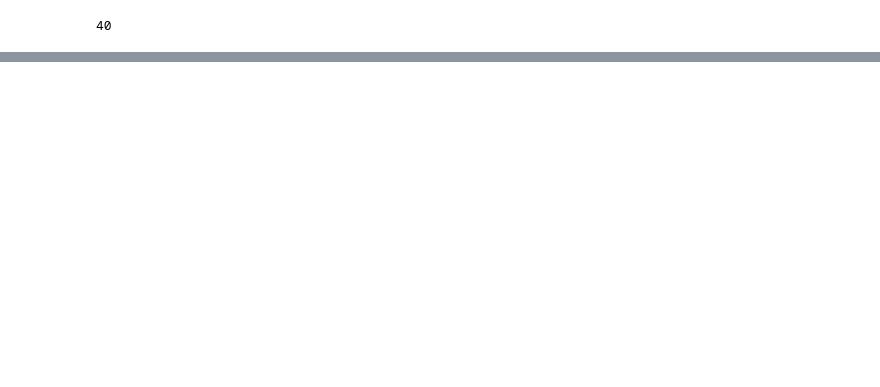
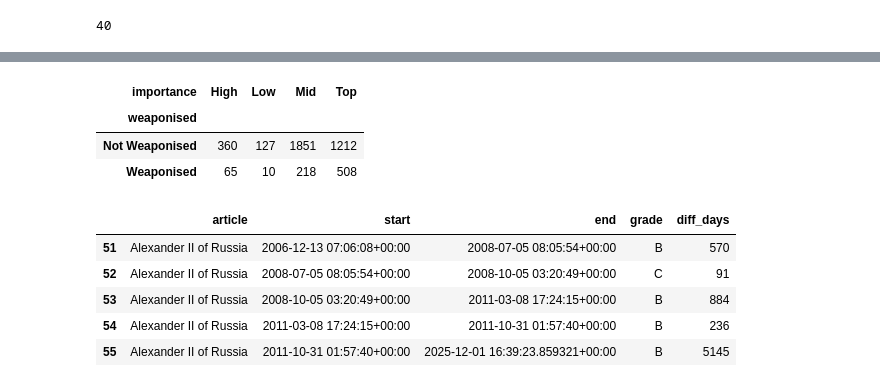
Before and after one commit to dh-epfl-students/dhlab-cultural-weaponisation-ukraine-benchmark, a Jupyter notebook: notebooks/Policy Analysis/grade_analysis.ipynb, the cells around one changed output, grey strips where cells are left out. Drawn from its saved outputs; the diff is of its cells as text; code cells hidden in the pictures; blank space fills up the shorter version.

```diff
--- a/notebooks/Policy Analysis/grade_analysis.ipynb
+++ b/notebooks/Policy Analysis/grade_analysis.ipynb
@@ -792,0 +881,41 @@ df_with_grade
+# %%
+df_sub.pivot(columns='importance', index='weaponised', values='count')
+# %% [output]
+| importance | High | Low | Mid | Top |
+| weaponised |  |  |  |  |
+| Not Weaponised | 360 | 127 | 1851 | 1212 |
+| Weaponised | 65 | 10 | 218 | 508 |
+# %%
+df_grade = grade_timelines_to_dataframe(timelines)
+df_to_add = df.copy()
+
+# Step 1: convert date column
+df_to_add["date"] = pd.to_datetime(df_to_add["date"], utc=True)
+df_to_add = df_to_add.sort_values('date', ascending=False)
+
+# Step 2: assign importance based on timeline intervals
+for idx, row in df_to_add.iterrows():
+    article_bis = row["article"]
+    date_df_to_add = row["date"]
+
+    # find the timeline rows for this article
+    subset_bis = df_grade[df_grade["article"] == article_bis]
+
+    # loop over intervals for this article
+    for _, tl in subset_bis.iterrows():
+        start = tl["start"]
+        end   = tl["end"]
+
+        # check if the date is within that interval
+        if start <= date_df_to_add < end:
+            df_to_add.loc[idx, "grade"] = tl["grade"]
+            break  # stop after the first match
+# %%
+df_grade[df_grade['article'] == 'Alexander II of Russia']
+# %% [output]
+|  | article | start | end | grade | diff_days |
+| 51 | Alexander II of Russia | 2006-12-13 07:06:08+00:00 | 2008-07-05 08:05:54+00:00 | B | 570 |
+| 52 | Alexander II of Russia | 2008-07-05 08:05:54+00:00 | 2008-10-05 03:20:49+00:00 | C | 91 |
+| 53 | Alexander II of Russia | 2008-10-05 03:20:49+00:00 | 2011-03-08 17:24:15+00:00 | B | 884 |
+| 54 | Alexander II of Russia | 2011-03-08 17:24:15+00:00 | 2011-10-31 01:57:40+00:00 | B | 236 |
+| 55 | Alexander II of Russia | 2011-10-31 01:57:40+00:00 | 2025-12-01 16:39:23.859321+00:00 | B | 5145 |
```
Also changed, not shown: parts of 9 cells of this notebook.
